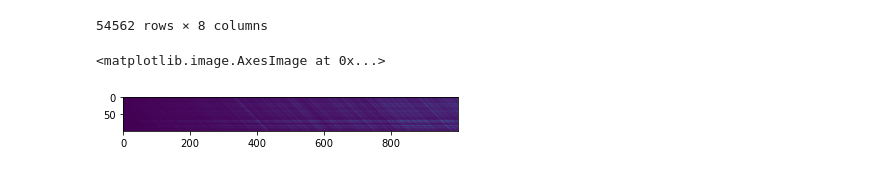
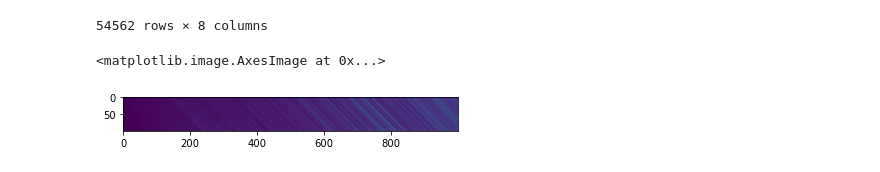
Before and after one commit to Tristan139/ITT-CENAPRED-6, a Jupyter notebook: code/earthquake_metric.ipynb, the cells around one changed output. Cells and saved outputs as stored; diff of their text form; code cells hidden in the pictures.

```diff
--- a/code/earthquake_metric.ipynb
+++ b/code/earthquake_metric.ipynb
@@ -58,6 +61,7 @@ def dist_quakes_sparse(catalogo, B, c, d, max_cluster=1000):
     long=catalogo['Longitud'].to_numpy()
     mag=catalogo["Magnitud"].to_numpy()
     time=((catalogo["timestamp"] - pd.Timestamp("1970-01-01")) // pd.Timedelta('1s')).to_numpy()
+    time=time/(60*60*24*365.2425)
     depth=catalogo['Profundidad'].to_numpy()
     distancias = np.zeros(shape=(catalogo.shape[0], max_cluster))
     for i in range(max_cluster):
@@ -74,7 +78,7 @@ def dist_quakes_sparse(catalogo, B, c, d, max_cluster=1000):
                         lat, lat_shift)**2 +
                         (depth-depth_shift)**2 )
 
-        delta_m = mag-mag_shift
+        delta_m = mag_shift -np.repeat(3,catalogo.shape[0] )
 
         distancias[:,i] = c*tau* (r**d) *(10**(-B * delta_m))
         distancias[:i,i]=np.infty
@@ -120,19 +127,19 @@ sismos.drop(['Fecha UTC','Hora UTC', 'Estatus'], 1)
 # %%
 m = sismos['Magnitud'].values
 m = m[~np.isnan(m)]
 mbin = 0.1
 Mc = mcvalue(m, mbin)
 # Aki ML estimates
 B = np.log10(np.e)/(m[m>Mc-mbin/2].mean() - (Mc-mbin/2))
 #d = len(m[m>0])
 d = 2*B
 
 #Arbitrary c. (We don't know what it is)
 #We're also not entirely sure about the d. We need to find more sources.
 dist_matrix=dist_quakes_sparse(sismos, B, 1, d)
-plt.imshow(dist_matrix[-1000:,:])
+plt.imshow(dist_matrix[-100:,:])
 # %% [output]
 <matplotlib.image.AxesImage at 0x...>
-[figure, old version]
+[figure, new version]
 # %%
 
```
Also changed, not shown: parts of 14 cells of this notebook, 2 other files.
